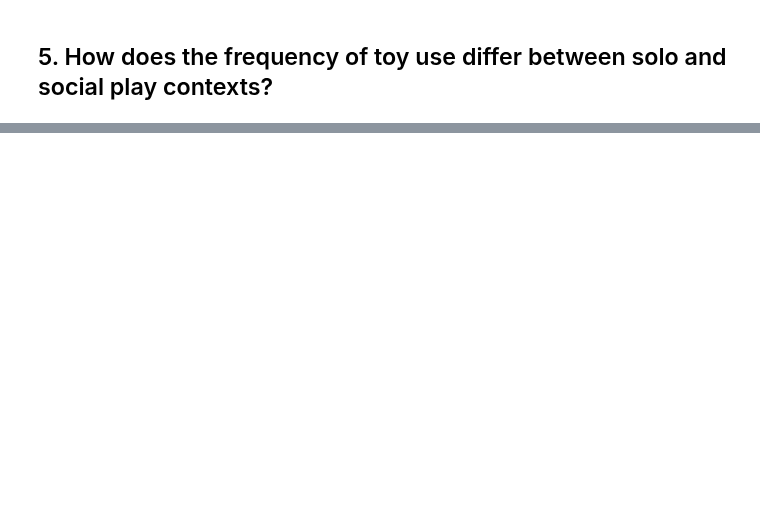
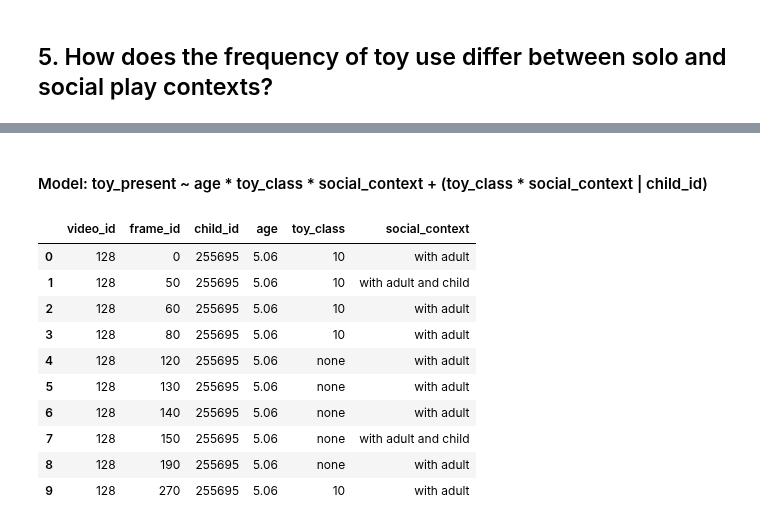
Before and after one commit to neleSuffo/naturalistic-social-analysis, a Jupyter notebook: notebooks/quantex_glmm.ipynb, the cells around one changed output, grey strips where cells are left out. Saved outputs shown, nothing was run; the diff lists cells and outputs as text; code cells hidden in the pictures; blank space fills up the shorter version.

```diff
--- a/notebooks/quantex_glmm.ipynb
+++ b/notebooks/quantex_glmm.ipynb
@@ -613,3 +639,12 @@ def merge_duplicates_04(df):
         merged_rows.append(merged_row)
 
     return pd.DataFrame(merged_rows)
+# %%
+# Load data
+with sqlite3.connect('/home/nele_pauline_suffo/outputs/detection_pipeline_results/detection_results.db') as conn:
+    interactions_04_df = pd.read_sql_query(query_04, conn)
+
+interactions_04_df_merged = merge_duplicates_04(interactions_04_df)
+interactions_04_df_merged.to_csv('/home/nele_pauline_suffo/outputs/detection_pipeline_results/interactions_04_df.csv', index=False)
+
+len(interactions_04_df_merged), interactions_04_df_merged.head(10)
@@ -1160,0 +666,2 @@ Target duration for val/test: 214.89 minutes
+# %% [markdown]
+#### Model: toy_present ~ age * toy_class * social_context + (toy_class * social_context | child_id)
@@ -1160,0 +764,22 @@ Target duration for val/test: 214.89 minutes
+# %%
+# Load data
+with sqlite3.connect('/home/nele_pauline_suffo/outputs/detection_pipeline_results/detection_results.db') as conn:
+    interactions_05_df = pd.read_sql_query(query_05, conn)
+
+#interactions_05_df_merged = merge_duplicates_05(interactions_05_df)
+#interactions_05_df_merged.to_csv('/home/nele_pauline_suffo/outputs/detection_pipeline_results/interactions_05_df.csv', index=False)
+
+#len(interactions_05_df_merged), interactions_05_df_merged.head(10)
+interactions_05_df.head(10)
+# %% [output]
+|  | video_id | frame_id | child_id | age | toy_class | social_context |
+| 0 | 128 | 0 | 255695 | 5.06 | 10 | with adult |
+| 1 | 128 | 50 | 255695 | 5.06 | 10 | with adult and child |
+| 2 | 128 | 60 | 255695 | 5.06 | 10 | with adult |
+| 3 | 128 | 80 | 255695 | 5.06 | 10 | with adult |
+| 4 | 128 | 120 | 255695 | 5.06 | none | with adult |
+| 5 | 128 | 130 | 255695 | 5.06 | none | with adult |
+| 6 | 128 | 140 | 255695 | 5.06 | none | with adult |
+| 7 | 128 | 150 | 255695 | 5.06 | none | with adult and child |
+| 8 | 128 | 190 | 255695 | 5.06 | none | with adult |
+| 9 | 128 | 270 | 255695 | 5.06 | 10 | with adult |
```
Also changed, not shown: parts of 14 cells of this notebook.
